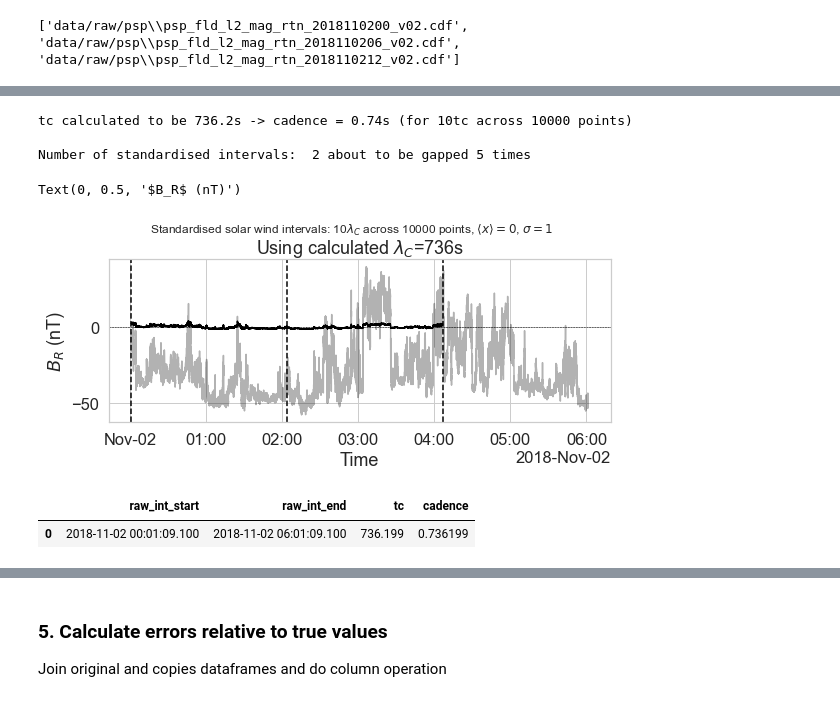
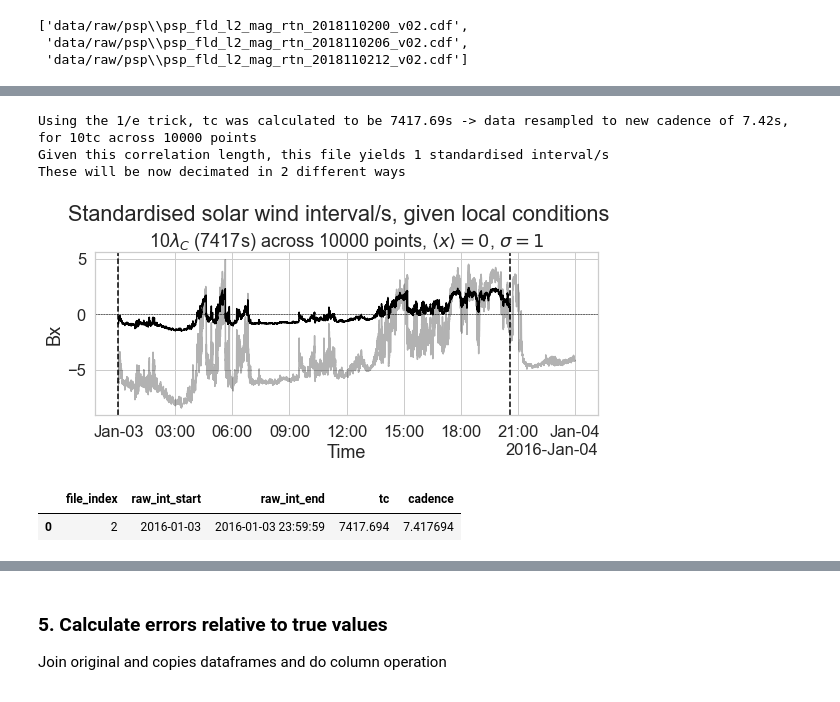
Before and after one commit to daniel-wrench/time_series_analysis, a Jupyter notebook: official_demo.ipynb, the cells around one changed output, grey strips where cells are left out. Saved outputs shown, nothing was run; the diff lists cells and outputs as text; code cells hidden in the pictures.

```diff
--- a/official_demo.ipynb
+++ b/official_demo.ipynb
@@ -77 +91,4 @@ Remember, we are no longer reading in a bunch of files at once. Now, we are read
+# %%
+# Selecting one file to read in
+file_index = 2
 # %%
@@ -117,0 +119,3 @@ Name: B_R, dtype: float64
+# %%
+raw_file_list = sorted(glob.iglob(f"data/raw/wind/" + "/*.cdf"))
+raw_file_list
@@ -198,6 +214,6 @@ times_to_gap = 5
 # %%
-tc_approx = 500  # s: 500 for PSP, 2000 for Wind
-cadence_approx = 0.1  # s: 0.1 for PSP, 1 for Wind
+tc_approx = 2000  # s: 500 for PSP, 2000 for Wind
+cadence_approx = 1  # s: 0.1 for PSP, 1 for Wind
 
 tc_n = 10  # Number of actual (computed) correlation times we want in our standardised interval...
 interval_length = 10000  # ...across this many points
@@ -210,7 +226,7 @@ cadence_list = []
 
 time_lags_lr, r_vec_lr = utils.compute_nd_acf(
     [df],
-    nlags=10000,
+    nlags=30000, # 100000 for PSP, 30000 for Wind
     plot=False,
 )
 
@@ -226,7 +242,7 @@ if tc == -1:
 else:
     new_cadence = tc_n * tc / interval_length
     print(
-        f"tc calculated to be {np.round(tc,2)}s -> cadence = {np.round(new_cadence,2)}s (for {tc_n}tc across {interval_length} points)"
+        f"Using the 1/e trick, tc was calculated to be {np.round(tc,2)}s -> data resampled to new cadence of {np.round(new_cadence,2)}s, for {tc_n}tc across {interval_length} points"
     )
 
 tc_list.append(tc)
@@ -242,39 +258,31 @@ try:
     ):
         interval = interval_approx_resampled.iloc[i : i + interval_length]
         # Check if interval is complete
-        if interval.isnull().sum() > 0:
-            print("interval contains missing data even after down-sampling; skipping")
-            # Note: due to merging cannot identify specific file with missing data here
-            # only file list as here:
-            # print("corresponding input file list: ", file_list_split[core])
-        else:
-            # print("Interval successfully processed")
+        if interval.isnull().sum()/len(interval) < 0.01:
+            # Linear interpolate
+            interval = interval.interpolate(method="linear")
             int_norm = utils.normalize(interval)
             ints.append(int_norm)
+        else:
+            print("Too many NaNs in interval, skipping")
+
 
 except Exception as e:
     print(f"An error occurred: {e}")
 
-if len(ints) == 0:
-    print("No good inputs found (ints is empty). Exiting.")
-    exit(1)
-
-# Logarithmically-spaced lags?
-# vals = np.logspace(0, 3, 0.25 * len(ints[0]))
-# lags = np.unique(vals.astype(int))
-lags = np.arange(1, 0.25 * len(ints[0]))
-powers = [0.5, 2]
-
 print(
-    "\nNumber of standardised intervals: ",
+    "Given this correlation length, this file yields",
     len(ints),
-    "about to be gapped",
+    "standardised interval/s")
+if len(ints) > 0:
+    print("These will be now decimated in",
     times_to_gap,
-    "times",
-)
+    "different ways")
+else:
+    print("NO GOOD INTERVALS WITH GIVEN SPECIFICATIONS")
 # %% [output]
-tc calculated to be 736.2s -> cadence = 0.74s (for 10tc across 10000 points)
-
-Number of standardised intervals:  2 about to be gapped 5 times
+Using the 1/e trick, tc was calculated to be 7417.69s -> data resampled to new cadence of 7.42s, for 10tc across 10000 points
+Given this correlation length, this file yields 1 standardised interval/s
+These will be now decimated in 2 different ways
 # %%
 # Delete original dataframes
@@ -282,32 +290,30 @@ del psp_data, psp_data_ready, psp_df, df_raw
 # %%
 fig, ax = plt.subplots(figsize=(9, 3))
 plt.plot(df, alpha=0.3, c="black")
 plt.axvline(df.index[0], c="black", linestyle="dashed")
 [
     plt.axvline(interval.index[-1], c="black", linestyle="dashed")
     for interval in ints
 ]
 [plt.plot(interval, c="black") for interval in ints]
 plt.axhline(0, c="black", linewidth=0.5, linestyle="--")
 plt.suptitle(
-    f"Standardised solar wind intervals: {tc_n}$\lambda_C$ across {interval_length} points, $\langle x \\rangle=0$, $\sigma=1$", y= 1.05
-)
-# # Add subtitle
-plt.title(f"Using calculated $\lambda_C$={int(tc)}s")
+    f"Standardised solar wind interval/s, given local conditions" , y= 1.1)
+# Add subtitle
+plt.title(f"{tc_n}$\lambda_C$ ({int(tc)}s) across {interval_length} points, $\langle x \\rangle=0$, $\sigma=1$")
 
 # ax.set_xlim(interval_list_approx[0].index[0], interval_list_approx[2].index[-1])
 ax.set_xlabel("Time")
 ax.xaxis.set_major_formatter(mdates.ConciseDateFormatter(ax.xaxis.get_major_locator()))
-ax.set_ylabel("$B_R$ (nT)")
-# Tidy the timestamp x-axis
-# plt.xticks(rotation=20)
+ax.set_ylabel(f"{interval.name}")
 
-# plt.savefig("plots/int_standardised_demo.png")
+output_file_path = raw_file_list[file_index].replace("data/raw", "plots/temp").replace(".cdf", "_ints.png")
+plt.savefig(output_file_path, bbox_inches='tight')
 # %% [output]
-Text(0, 0.5, '$B_R$ (nT)')
-[figure, old version]
+[figure, new version]
 # %%
 raw_ints_meta = pd.DataFrame({
+    "file_index": file_index,
     "raw_int_start": df.index[0],
     "raw_int_end": df.index[-1],
     "tc": tc_list,
@@ -315,7 +321,7 @@ raw_ints_meta = pd.DataFrame({
 })
 raw_ints_meta
 # %% [output]
-|  | raw_int_start | raw_int_end | tc | cadence |
-| 0 | 2018-11-02 00:01:09.100 | 2018-11-02 06:01:09.100 | 736.199 | 0.736199 |
+|  | file_index | raw_int_start | raw_int_end | tc | cadence |
+| 0 | 2 | 2016-01-03 | 2016-01-03 23:59:59 | 7417.694 | 7.417694 |
 # %%
 ints_meta = pd.DataFrame({
```
Also changed, not shown: parts of 63 cells of this notebook.
